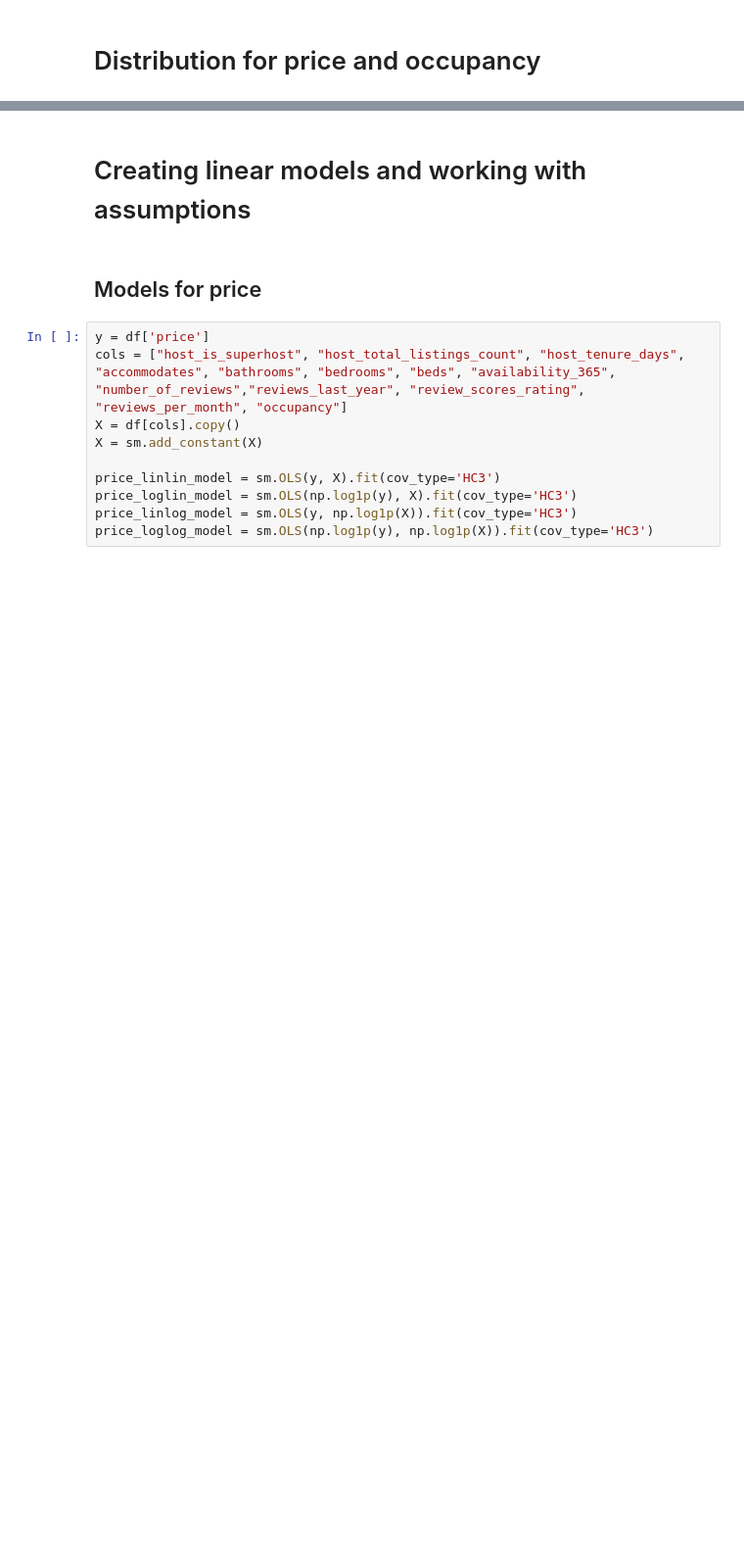
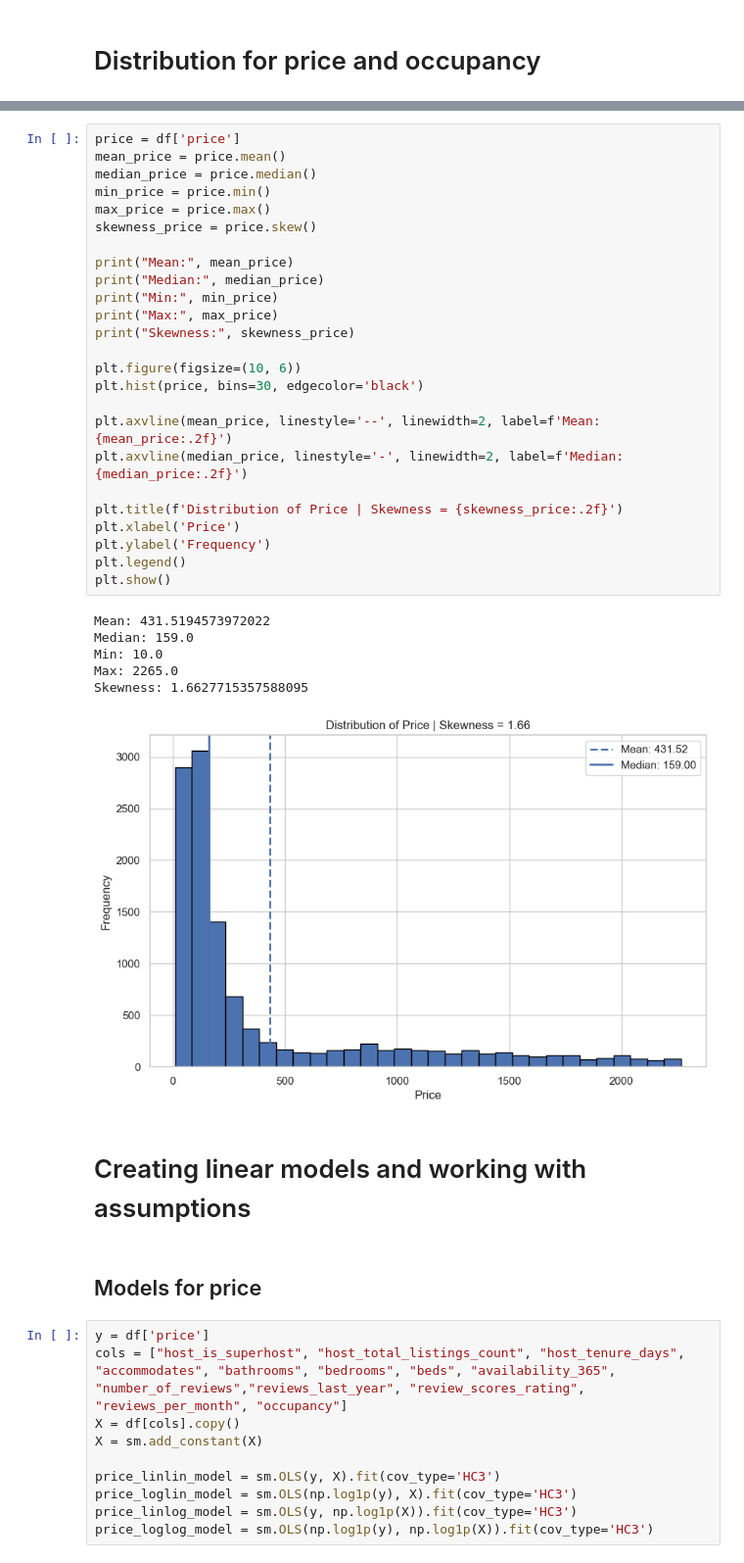
Before and after one commit to anna-kryvulia/Econometrics_project_Airbnb, a Jupyter notebook: file1.ipynb, the cells around one changed output, grey strips where cells are left out. Shown at 98% size. Drawn from its saved outputs; the diff is of its cells as text; blank space fills up the shorter version.

```diff
--- a/file1.ipynb
+++ b/file1.ipynb
@@ -158,3 +158,35 @@ plt.show()
+# %%
+price = df['price']
+mean_price = price.mean()
+median_price = price.median()
+min_price = price.min()
+max_price = price.max()
+skewness_price = price.skew()
+
+print("Mean:", mean_price)
+print("Median:", median_price)
+print("Min:", min_price)
+print("Max:", max_price)
+print("Skewness:", skewness_price)
+
+plt.figure(figsize=(10, 6))
+plt.hist(price, bins=30, edgecolor='black')
+
+plt.axvline(mean_price, linestyle='--', linewidth=2, label=f'Mean: {mean_price:.2f}')
+plt.axvline(median_price, linestyle='-', linewidth=2, label=f'Median: {median_price:.2f}')
+
+plt.title(f'Distribution of Price | Skewness = {skewness_price:.2f}')
+plt.xlabel('Price')
+plt.ylabel('Frequency')
+plt.legend()
+plt.show()
+# %% [output]
+Mean: 431.5194573972022
+Median: 159.0
+Min: 10.0
+Max: 2265.0
+Skewness: 1.6627715357588095
+[figure, added]
 # %% [markdown]
 # Creating linear models and working with assumptions
 # %% [markdown]
```
Also changed, not shown: parts of 27 cells of this notebook.
